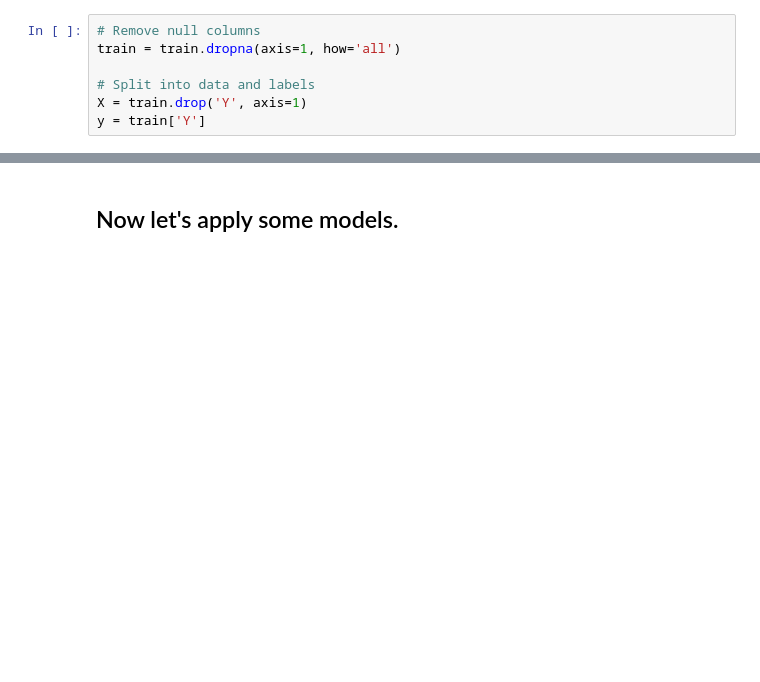
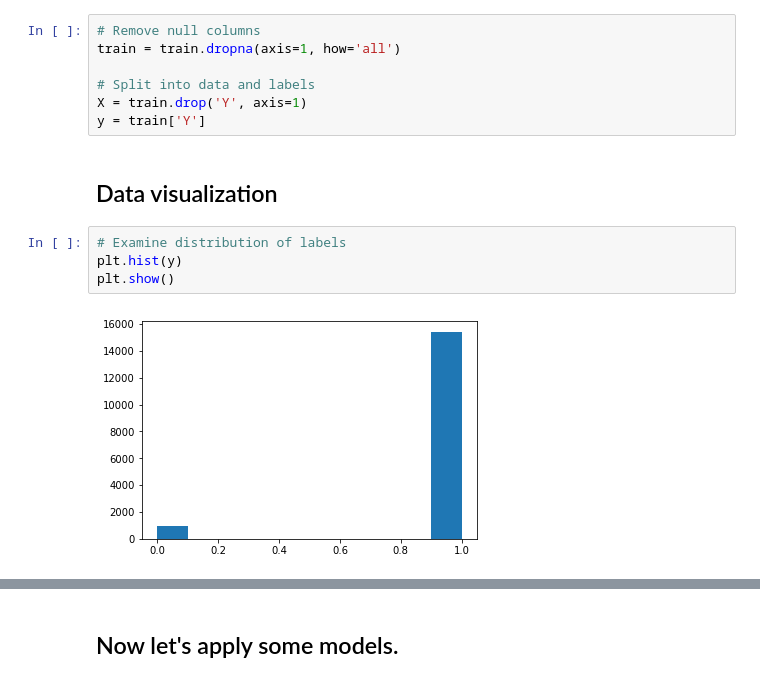
Before and after one commit to mkogerd/kaggle-midterm, a Jupyter notebook: Darden_KaggleMidterm.ipynb, the cells around one changed output, grey strips where cells are left out. Saved outputs shown, nothing was run; the diff lists cells and outputs as text; blank space fills up the shorter version.

Commit message:
Add a little more data visualization

```diff
--- a/Darden_KaggleMidterm.ipynb
+++ b/Darden_KaggleMidterm.ipynb
@@ -49,3 +71,11 @@ train = train.dropna(axis=1, how='all')
 # Split into data and labels
 X = train.drop('Y', axis=1)
 y = train['Y']
+# %% [markdown]
+## Data visualization
+# %%
+# Examine distribution of labels
+plt.hist(y)
+plt.show()
+# %% [output]
+[figure, added]
```
Also changed, not shown: parts of 5 cells of this notebook.
